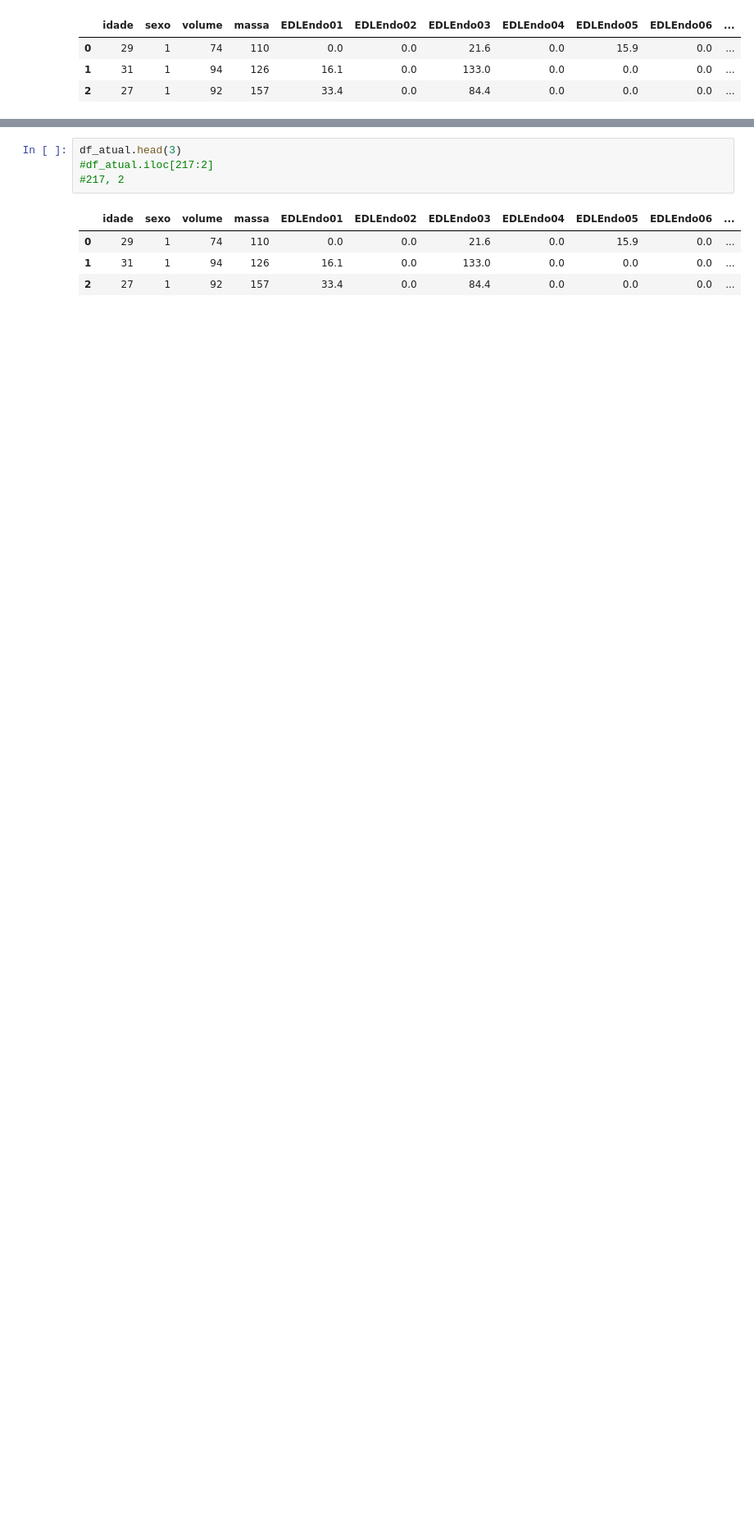
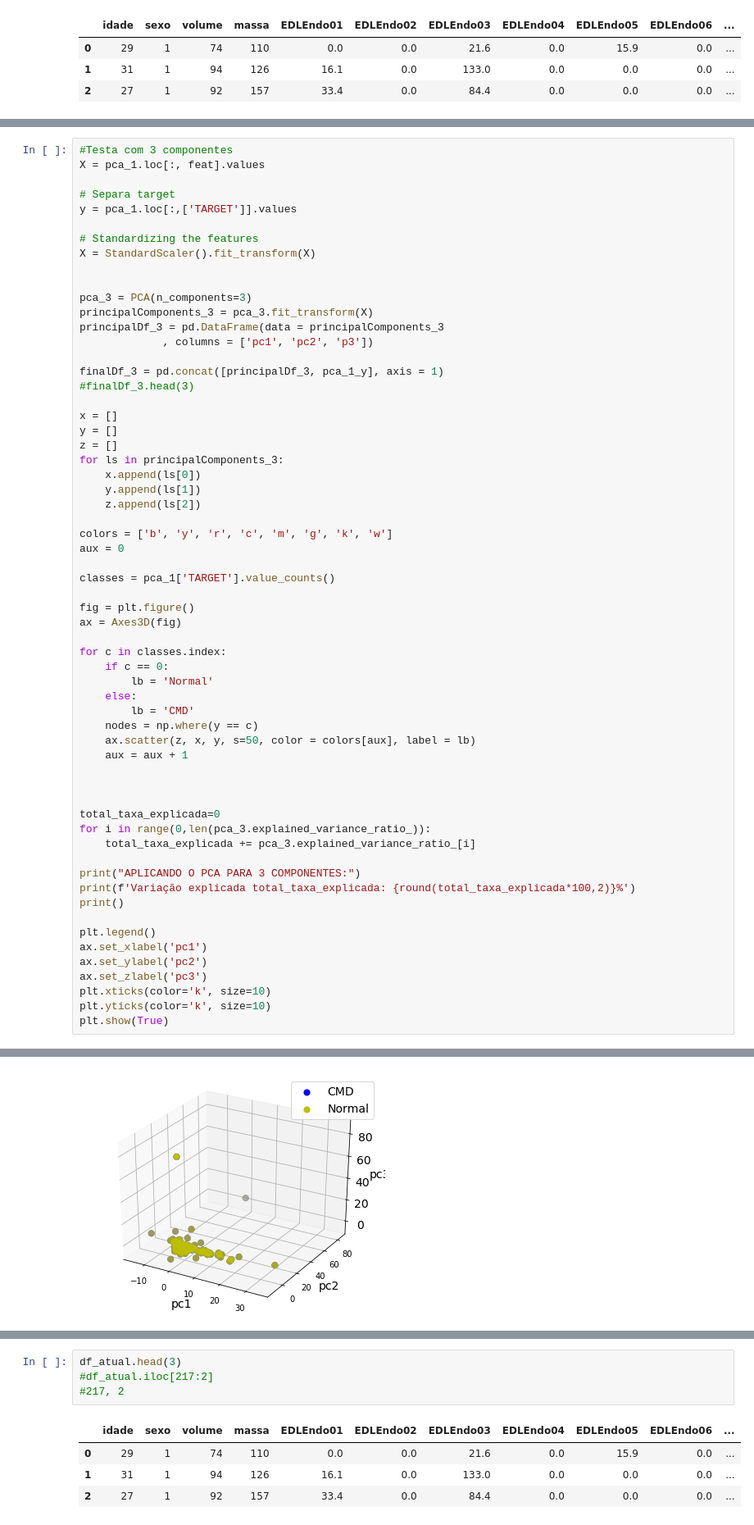
Before and after one commit to diegodedize/Rec_Padroes_PPGI_2020, a Jupyter notebook: NOTEBOOKS/DD_Rec_Padroes_imagens_coronarias.ipynb, the cells around one changed output, grey strips where cells are left out. Shown: that part at 82% size. Drawn from its saved outputs; the diff is of its cells as text; blank space fills up the shorter version.

```diff
--- a/NOTEBOOKS/DD_Rec_Padroes_imagens_coronarias.ipynb
+++ b/NOTEBOOKS/DD_Rec_Padroes_imagens_coronarias.ipynb
@@ -369,0 +279,62 @@ considerando feat = ['idade', 'sexo','volume','massa','HoughEndo','HoughEpi','Ho
+# %%
+#Testa com 3 componentes
+X = pca_1.loc[:, feat].values
+
+# Separa target
+y = pca_1.loc[:,['TARGET']].values
+
+# Standardizing the features
+X = StandardScaler().fit_transform(X)
+
+
+pca_3 = PCA(n_components=3)
+principalComponents_3 = pca_3.fit_transform(X)
+principalDf_3 = pd.DataFrame(data = principalComponents_3
+             , columns = ['pc1', 'pc2', 'p3'])
+
+finalDf_3 = pd.concat([principalDf_3, pca_1_y], axis = 1)
+#finalDf_3.head(3)
+
+x = []
+y = []
+z = []
+for ls in principalComponents_3:
+    x.append(ls[0])
+    y.append(ls[1])
+    z.append(ls[2])
+
+colors = ['b', 'y', 'r', 'c', 'm', 'g', 'k', 'w']
+aux = 0
+
+classes = pca_1['TARGET'].value_counts()
+
+fig = plt.figure()
+ax = Axes3D(fig)
+
+for c in classes.index:
+    if c == 0:
+        lb = 'Normal'
+    else:
+        lb = 'CMD'
+    nodes = np.where(y == c)
+    ax.scatter(z, x, y, s=50, color = colors[aux], label = lb)
+    aux = aux + 1
+
+
+
+total_taxa_explicada=0
+for i in range(0,len(pca_3.explained_variance_ratio_)):
+    total_taxa_explicada += pca_3.explained_variance_ratio_[i]
+
+print("APLICANDO O PCA PARA 3 COMPONENTES:")
+print(f'Variação explicada total_taxa_explicada: {round(total_taxa_explicada*100,2)}%')
+print()
+
+plt.legend()
+ax.set_xlabel('pc1')
+ax.set_ylabel('pc2')
+ax.set_zlabel('pc3')
+plt.xticks(color='k', size=10)
+plt.yticks(color='k', size=10)
+plt.show(True)
+# %% [output]
@@ -369,0 +343 @@ considerando feat = ['idade', 'sexo','volume','massa','HoughEndo','HoughEpi','Ho
+[figure, added]
```
Also changed, not shown: parts of 51 cells of this notebook.
